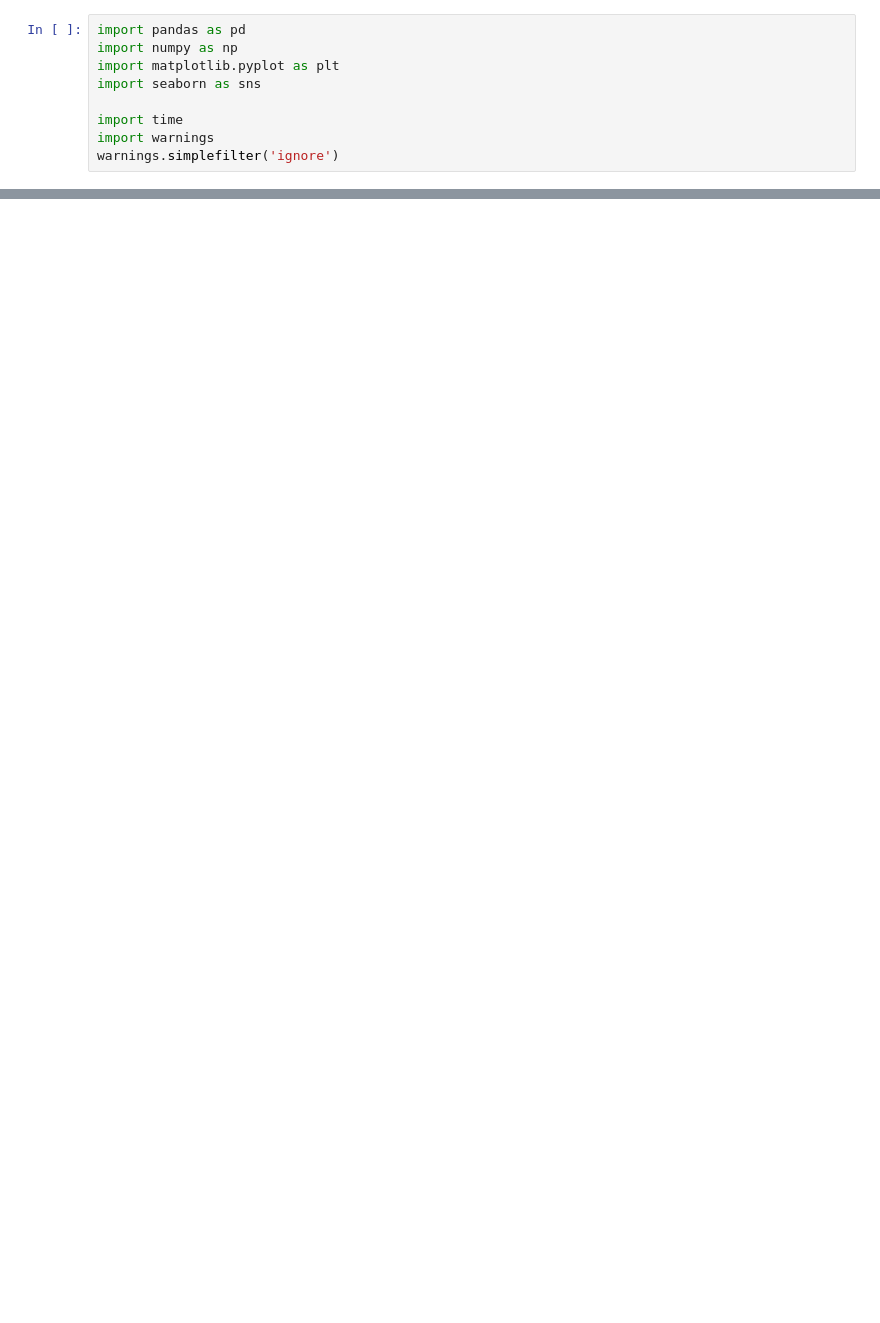
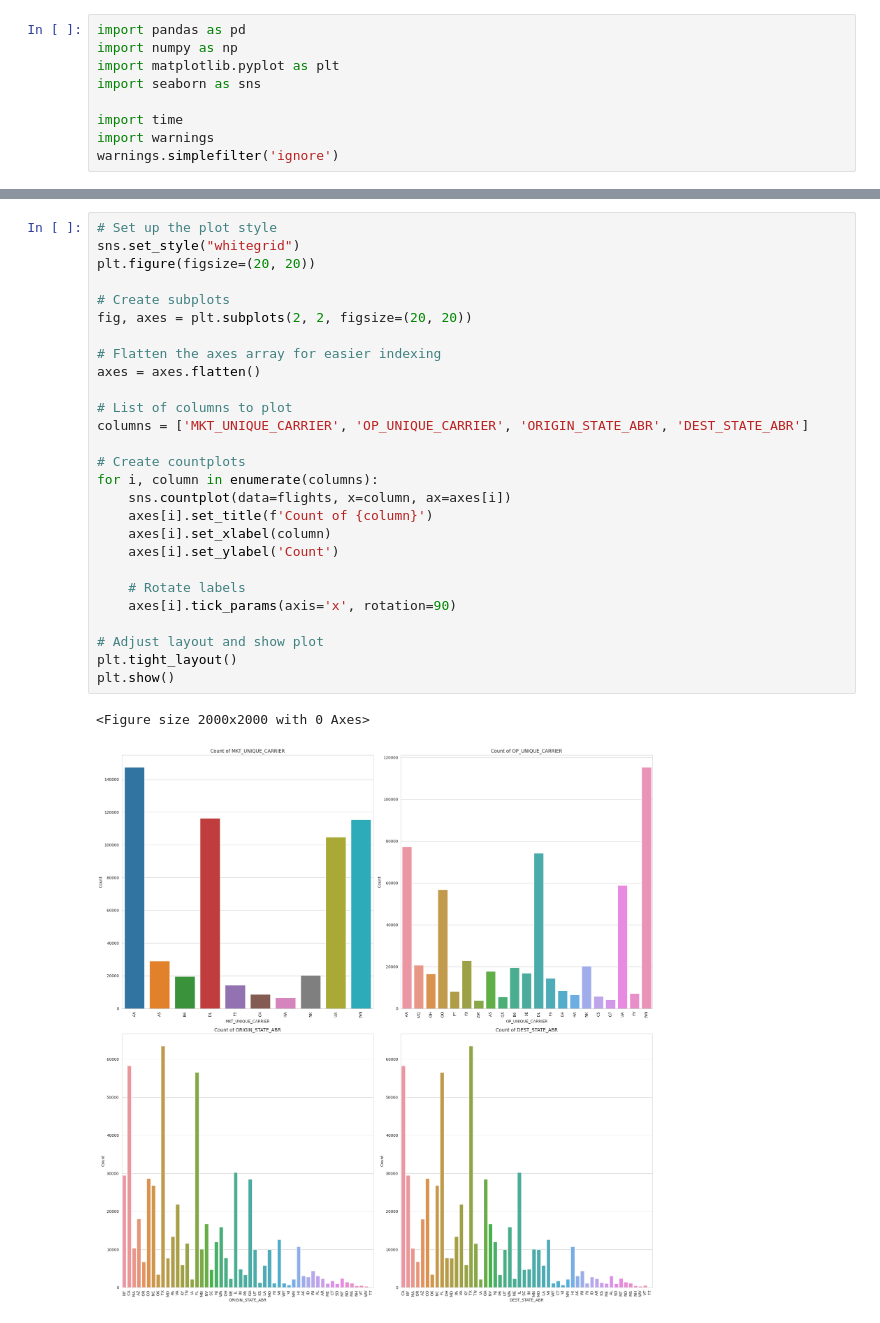
Before and after one commit to vanezp01/datalabs, a Jupyter notebook: predict-commercial-flight.ipynb, the cells around one changed output, grey strips where cells are left out. Saved outputs shown, nothing was run; the diff lists cells and outputs as text; blank space fills up the shorter version.

```diff
--- a/predict-commercial-flight.ipynb
+++ b/predict-commercial-flight.ipynb
@@ -292,0 +112,30 @@ fig_components.show()
+# %%
+# Set up the plot style
+sns.set_style("whitegrid")
+plt.figure(figsize=(20, 20))
+
+# Create subplots
+fig, axes = plt.subplots(2, 2, figsize=(20, 20))
+
+# Flatten the axes array for easier indexing
+axes = axes.flatten()
+
+# List of columns to plot
+columns = ['MKT_UNIQUE_CARRIER', 'OP_UNIQUE_CARRIER', 'ORIGIN_STATE_ABR', 'DEST_STATE_ABR']
+
+# Create countplots
+for i, column in enumerate(columns):
+    sns.countplot(data=flights, x=column, ax=axes[i])
+    axes[i].set_title(f'Count of {column}')
+    axes[i].set_xlabel(column)
+    axes[i].set_ylabel('Count')
+
+    # Rotate labels
+    axes[i].tick_params(axis='x', rotation=90)
+
+# Adjust layout and show plot
+plt.tight_layout()
+plt.show()
+# %% [output]
+<Figure size 2000x2000 with 0 Axes>
+[figure, added]
```
Also changed, not shown: parts of 39 cells of this notebook.
